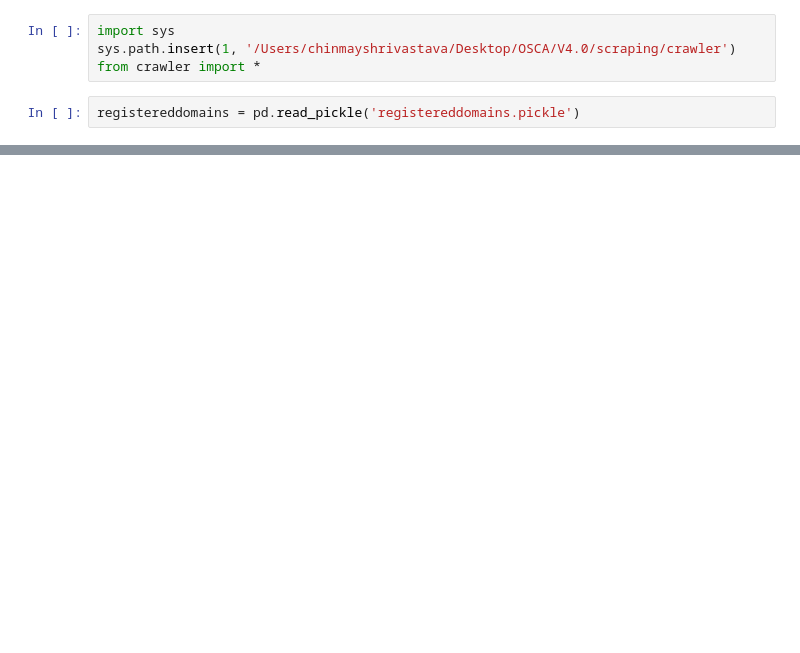
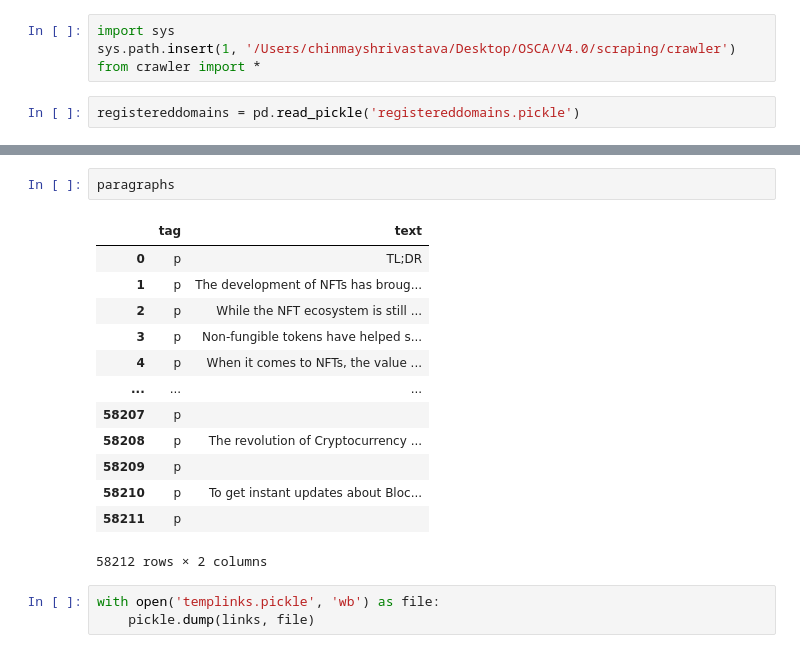
Before and after one commit to Open-Source-Career-Aid/OSCA-V4.0, a Jupyter notebook: scraping/generalcrawling.ipynb, the cells around one changed output, grey strips where cells are left out. Cells and saved outputs as stored; diff of their text form; blank space fills up the shorter version.

```diff
--- a/scraping/generalcrawling.ipynb
+++ b/scraping/generalcrawling.ipynb
@@ -55,0 +104,19 @@ for element in descendants:
+# %%
+paragraphs
+# %% [output]
+|  | tag | text |
+| 0 | p | TL;DR |
+| 1 | p | The development of NFTs has broug... |
+| 2 | p | While the NFT ecosystem is still ... |
+| 3 | p | Non-fungible tokens have helped s... |
+| 4 | p | When it comes to NFTs, the value ... |
+| ... | ... | ... |
+| 58207 | p |  |
+| 58208 | p | The revolution of Cryptocurrency ... |
+| 58209 | p |  |
+| 58210 | p | To get instant updates about Bloc... |
+| 58211 | p |  |
+58212 rows × 2 columns
+# %%
+with open('templinks.pickle', 'wb') as file:
+    pickle.dump(links, file)
```
Also changed, not shown: parts of 16 cells of this notebook, 18 other files.
